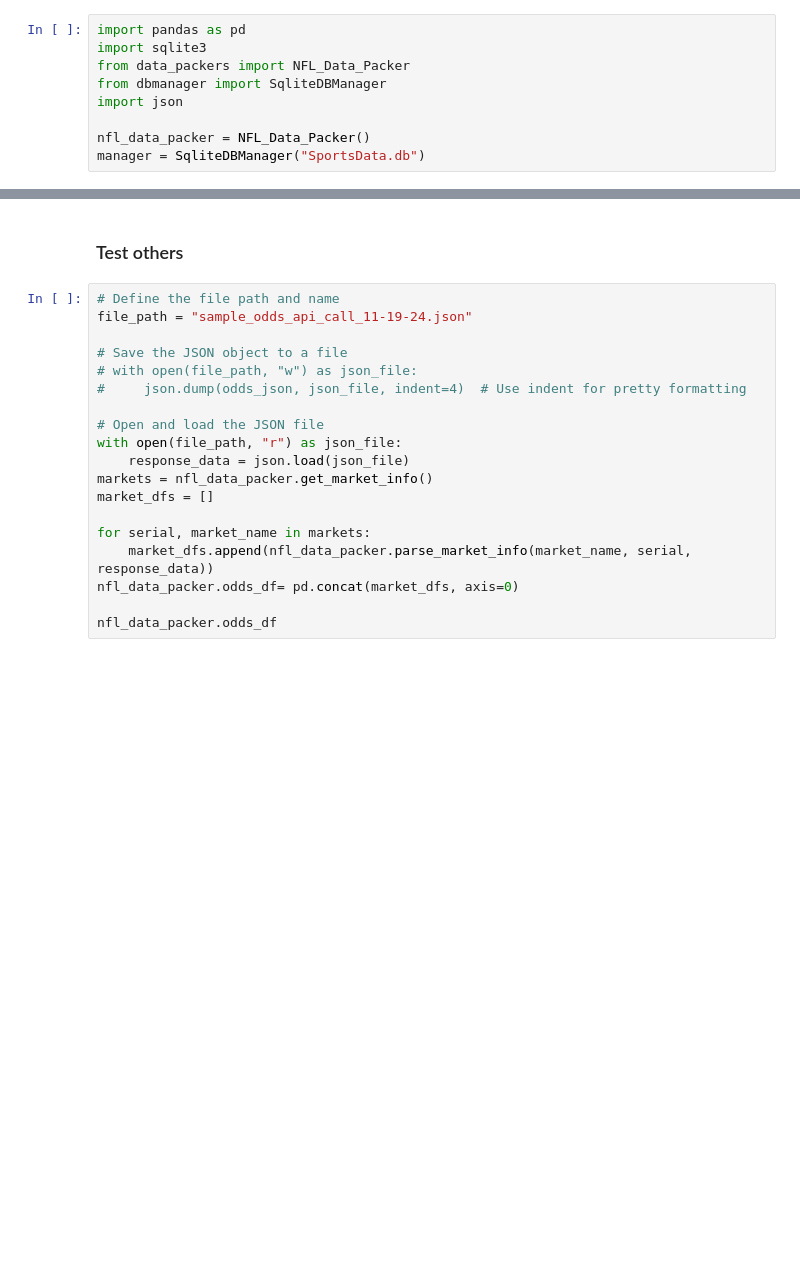
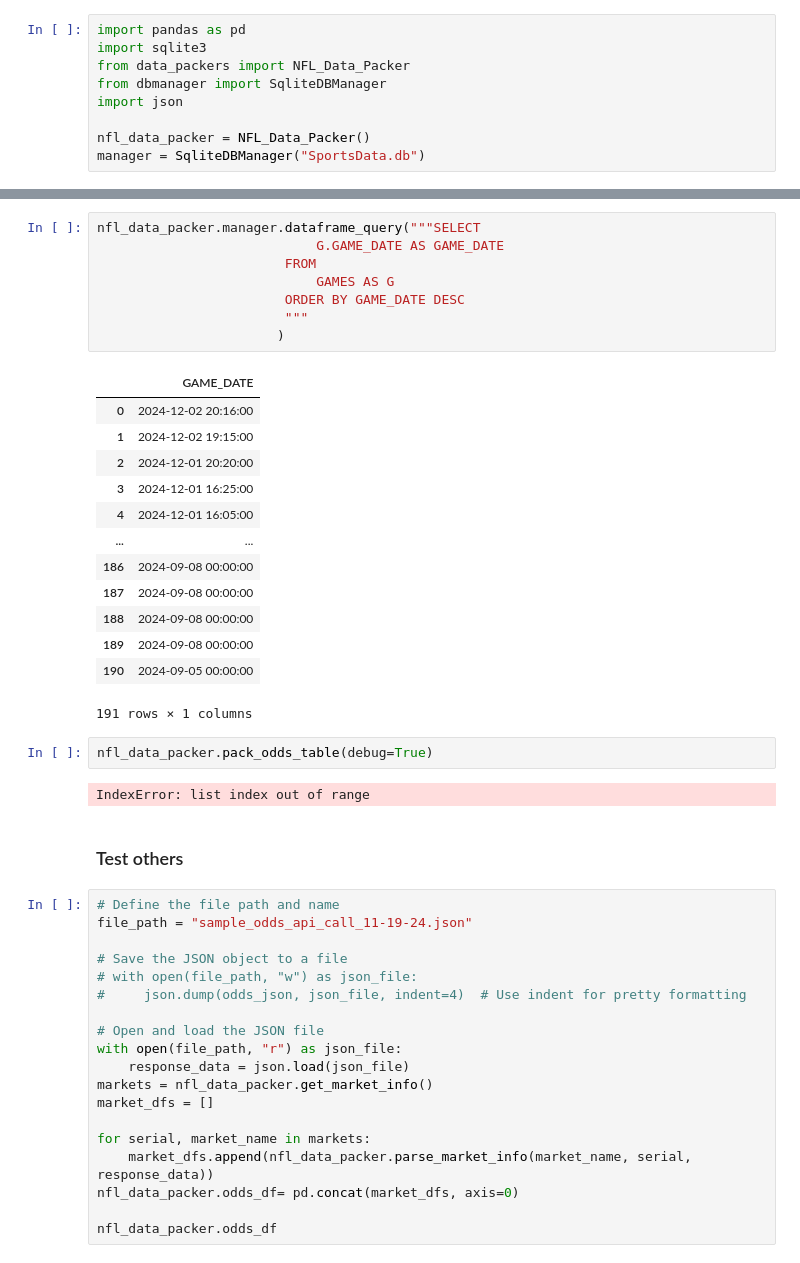
Before and after one commit to tmccoy94/Sports_Data_Project, a Jupyter notebook: test2.ipynb, the cells around one changed output, grey strips where cells are left out. Cells and saved outputs as stored; diff of their text form; blank space fills up the shorter version.

```diff
--- a/test2.ipynb
+++ b/test2.ipynb
@@ -47,3 +31,29 @@ Table 'GAME_MARKET_ODDS' truncated successfully.
+# %%
+nfl_data_packer.manager.dataframe_query("""SELECT
+                            G.GAME_DATE AS GAME_DATE
+                        FROM
+                            GAMES AS G
+                        ORDER BY GAME_DATE DESC
+                        """
+                       )
+# %% [output]
+|  | GAME_DATE |
+| 0 | 2024-12-02 20:16:00 |
+| 1 | 2024-12-02 19:15:00 |
+| 2 | 2024-12-01 20:20:00 |
+| 3 | 2024-12-01 16:25:00 |
+| 4 | 2024-12-01 16:05:00 |
+| ... | ... |
+| 186 | 2024-09-08 00:00:00 |
+| 187 | 2024-09-08 00:00:00 |
+| 188 | 2024-09-08 00:00:00 |
+| 189 | 2024-09-08 00:00:00 |
+| 190 | 2024-09-05 00:00:00 |
+191 rows × 1 columns
+# %%
+nfl_data_packer.pack_odds_table(debug=True)
+# %% [output]
+IndexError: list index out of range
 # %% [markdown]
 ### Test others
 # %%
```
Also changed, not shown: parts of 8 cells of this notebook, 1 other file.
